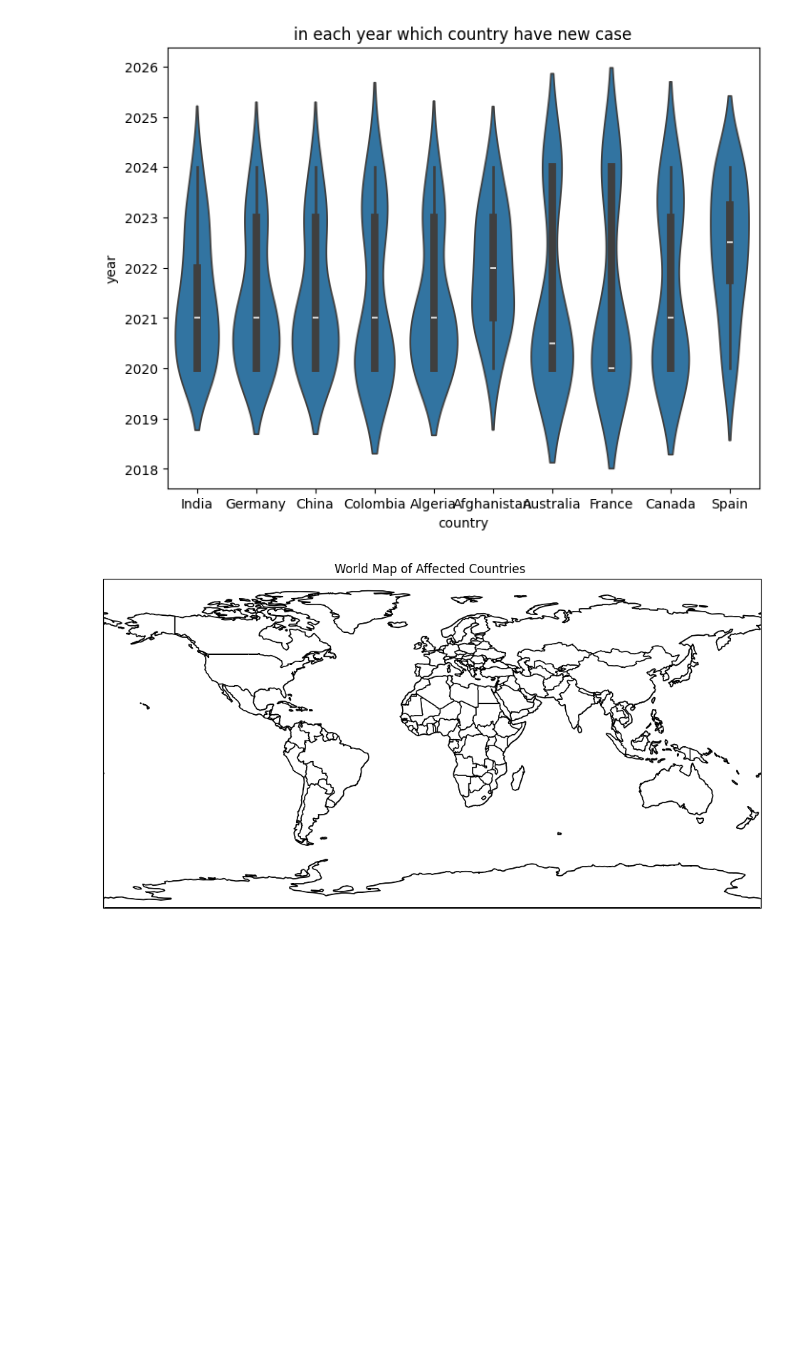
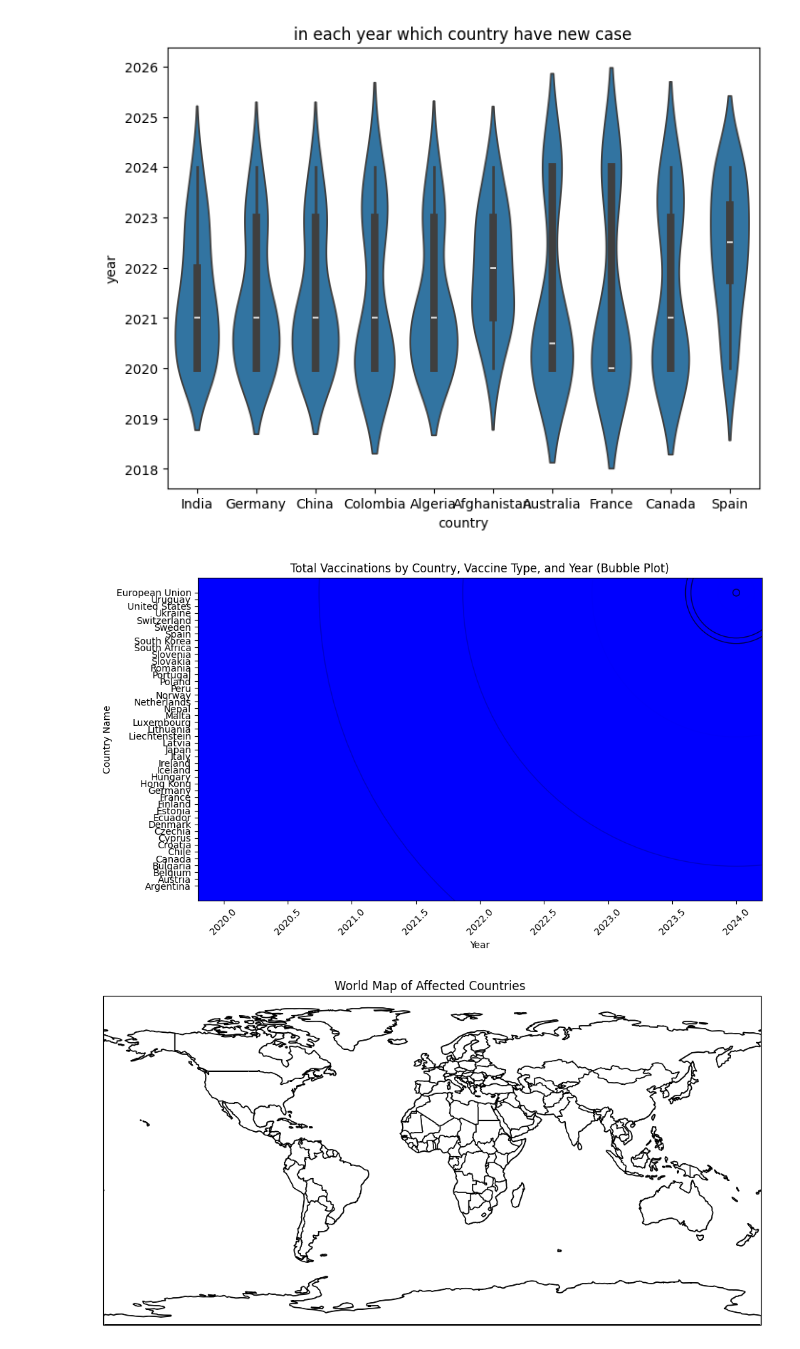
Before and after one commit to bratatikiit/Data_Analytics_project, a Jupyter notebook: data/boxplotvaccine.ipynb, the cells around one changed output. Drawn from its saved outputs; the diff is of its cells as text; code cells hidden in the pictures; blank space fills up the shorter version.

Commit message:
box plot2

```diff
--- a/data/boxplotvaccine.ipynb
+++ b/data/boxplotvaccine.ipynb
@@ -413,34 +413,36 @@ pivot_table = pd.pivot_table(data, values="total_vaccinations", index="Country N
 import pandas as pd
 import matplotlib.pyplot as plt
 
 # Read the CSV data
-data = pd.read_csv("./vaccinations-by-manufaturer.csv"")
+data = pd.read_csv("./vaccinations-by-manufaturer.csv")
 
 # Define marker sizes based on total vaccinations (adjust scaling factor as needed)
 marker_size = data["total_vaccinations"] * 0.005  # Adjust factor for appropriate size
 
 # Create the bubble plot
 plt.figure(figsize=(10, 6))
 plt.scatter(
     x="Year",
     y="Country Name",
     s=marker_size,  # Set marker size based on total_vaccinations
     c="blue",  # Adjust color as needed
     alpha=0.7,  # Adjust transparency
     edgecolors="black",
     data=data,
 )
 
 # Customize the plot
 plt.xlabel("Year")
 plt.ylabel("Country Name")
 plt.title("Total Vaccinations by Country, Vaccine Type, and Year (Bubble Plot)")
 plt.xticks(rotation=45)  # Rotate x-axis labels for readability
 # Optional: Add legend for vaccine types (if needed)
 # plt.legend(title="Vaccine Type", labels=data["vaccine_type"].unique())  # Uncomment to add legend
 
 plt.tight_layout()
 plt.show()
+# %% [output]
+[figure, added]
 # %%
 import pandas as pd
 from cartopy.io import shapereader
```
Also changed, not shown: 4 other files.
